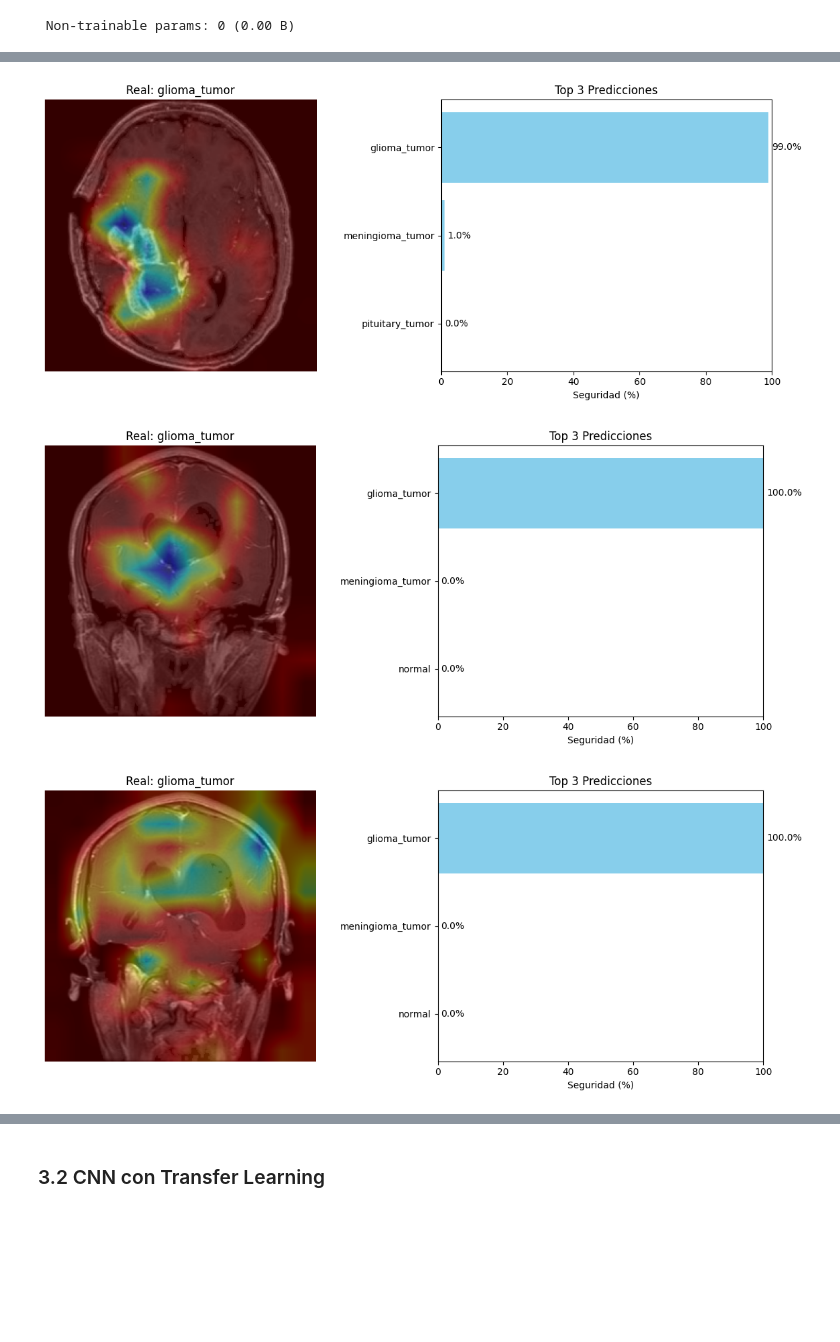
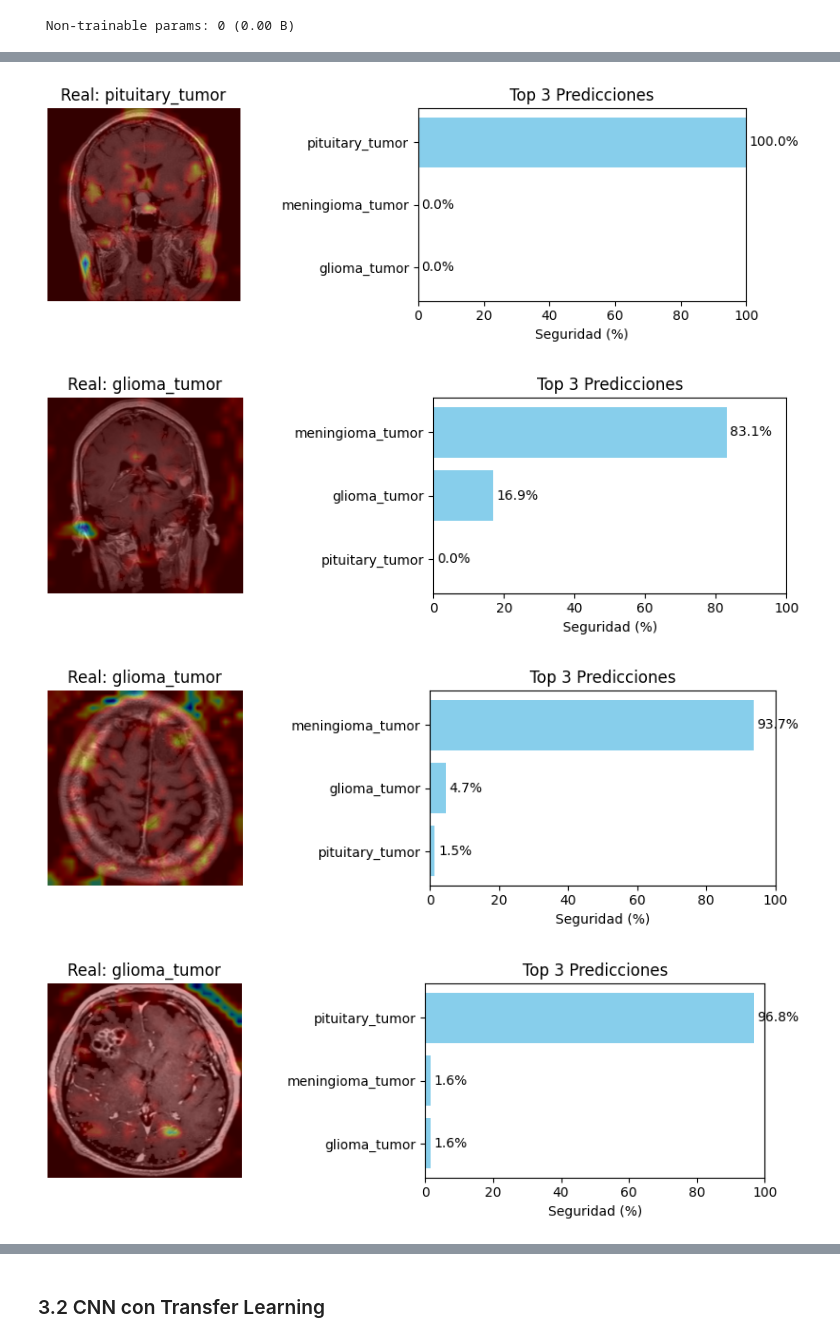
Before and after one commit to Ailuj27/Proyecto_DISIA_Grupo_13, a Jupyter notebook: Reconocimiento_tumores_hito_3.ipynb, the cells around one changed output, grey strips where cells are left out. Drawn from its saved outputs; the diff is of its cells as text; code cells hidden in the pictures; blank space fills up the shorter version.

```diff
--- a/Reconocimiento_tumores_hito_3.ipynb
+++ b/Reconocimiento_tumores_hito_3.ipynb
@@ -199,14 +218,6 @@ if os.path.exists(ruta):
     model.load_weights(ruta)
     for x, y in ds_test.take(1):
         _ = model.predict(x, verbose=0)
-    if os.path.exists('training_history.csv'):
-        history_data = pd.read_csv('training_history.csv')
-        class DummyHistory:
-            def __init__(self, data):
-                self.history = data.to_dict(orient='list')
-
-        saved_history = DummyHistory(history_data)
-        plot_history_from_csv(saved_history)
 else:
     history = model.fit(
         x = ds_train,
@@ -215,8 +226,6 @@ else:
         callbacks=callbacks,
         class_weight=mapped_class_weights)
     model.save("convnet.keras")
-    hist_df = pd.DataFrame(history.history)
-    hist_df.to_csv('training_history_cnn_custom.csv', index=False)
 # %% [output]
 Epoch 1/100
 58/58 ━━━━━━━━━━━━━━━━━━━━ 26s 420ms/step - accuracy: 0.2722 - loss: 0.3317 - val_accuracy: 0.2723 - val_loss: 1.3884
@@ -304,41 +321,42 @@ import matplotlib.pyplot as plt
 import cv2
 
 def display_gradcam_results(dataset, model, last_conv_layer_name, num_images=5):
-    for i, (img, label) in enumerate(dataset.unbatch().take(num_images)):
+    for i, (img, label) in enumerate(dataset.unbatch().shuffle(buffer_size=1000, seed=random_state).take(num_images)):
         img_tensor = np.expand_dims(img, axis=0)
         preds = model.predict(img_tensor, verbose=0)[0]
         top_3_idx = np.argsort(preds)[-3:][::-1]
         heatmap = get_gradcam_heatmap(img_tensor, model, last_conv_layer_name)
         img_np = img.numpy().astype("uint8")
         heatmap_resized = cv2.resize(heatmap, (256, 256))
 
         heatmap_color = np.uint8(255 * heatmap_resized)
         heatmap_color = cv2.applyColorMap(heatmap_color, cv2.COLORMAP_JET)
         superimposed_img = cv2.addWeighted(img_np, 0.6, heatmap_color, 0.4, 0)
 
-        plt.figure(figsize=(12, 5))
+        plt.figure(figsize=(9, 3))
         plt.subplot(1, 2, 1)
         plt.imshow(superimposed_img)
         plt.title(f"Real: {class_names[label.numpy()]}")
         plt.axis('off')
         plt.subplot(1, 2, 2)
         top_names = [class_names[idx] for idx in top_3_idx]
         top_scores = [preds[idx] * 100 for idx in top_3_idx]
         bars = plt.barh(top_names, top_scores, color='skyblue')
         plt.xlabel('Seguridad (%)')
         plt.title('Top 3 Predicciones')
         plt.xlim(0, 100)
         plt.gca().invert_yaxis()
 
         for bar in bars:
             plt.text(bar.get_width() + 1, bar.get_y() + bar.get_height()/2,
                      f'{bar.get_width():.1f}%', va='center')
 
         plt.tight_layout()
         plt.show()
 
-display_gradcam_results(ds_test, model, "conv2d_33", num_images=3)
+display_gradcam_results(ds_test, model, "conv2d_37", num_images=10)
 # %% [output]
-[figure, old version]
+[figure, new version]
-[figure, old version]
+[figure, new version]
-[figure, old version]
+[figure, new version]
+[figure, added]
```
Also changed, not shown: parts of 14 cells of this notebook, 4 other files.
